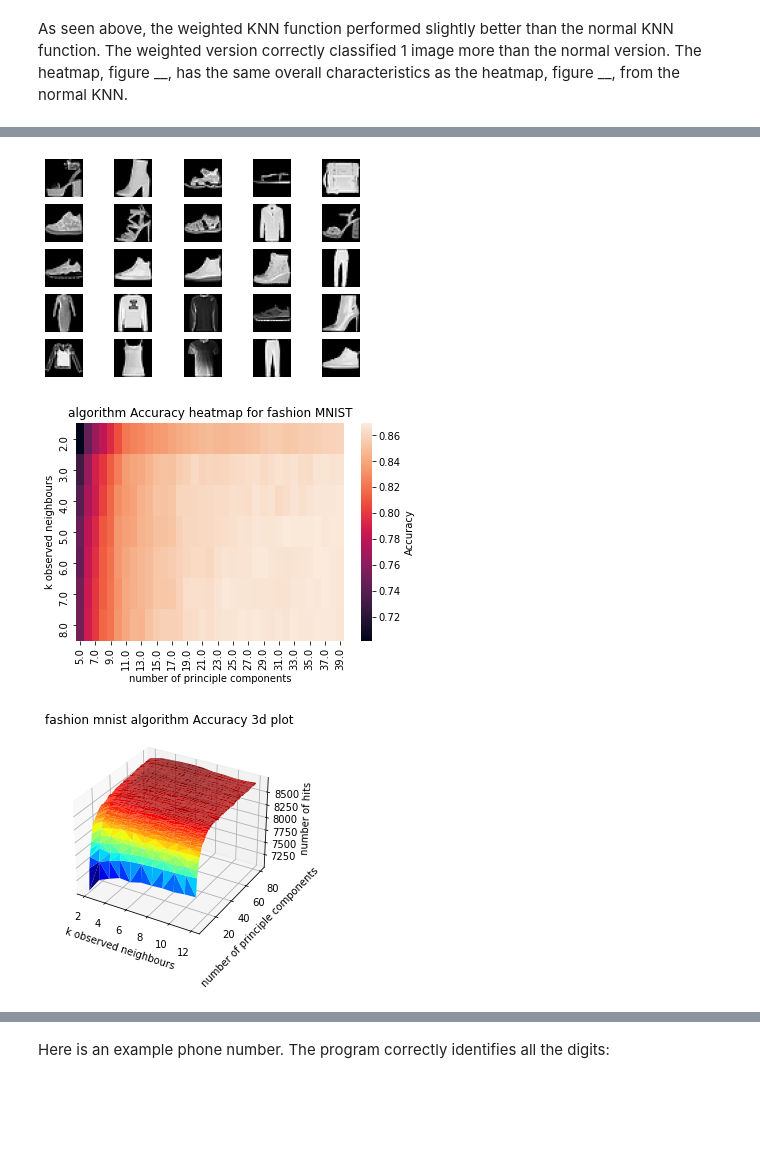
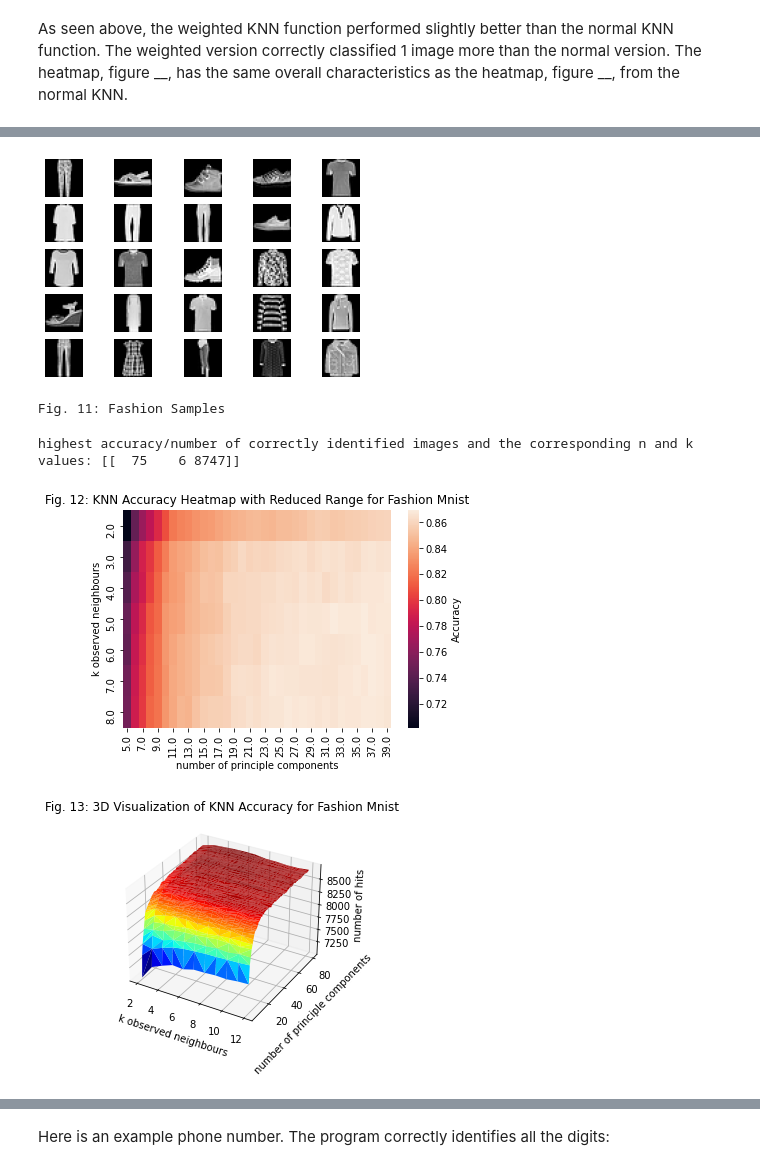
Before and after one commit to datascience-mobi/2021-topic-04-team-02, a Jupyter notebook: project report.ipynb, the cells around one changed output, grey strips where cells are left out. Drawn from its saved outputs; the diff is of its cells as text; code cells hidden in the pictures; blank space fills up the shorter version.

```diff
--- a/project report.ipynb
+++ b/project report.ipynb
@@ -525,11 +517,17 @@ For fashion mnist, the optimal number of k=8 and n=77. 8,679 of 10,000 were corr
 # %%
 vis_stan.sample_digits(data_location='data/f_train_points.p')
+print("Fig. 11: Fashion Samples")
 # %% [output]
-[figure, old version]
+[figure, new version]
+Fig. 11: Fashion Samples
 # %%
-vis_knn.knn_heatmap("data/visualize_fashionmnist.npy",dropped_rows=([9, 10, 11, 12]),dropped_columns = ([40,41,42,43,44,45,46,47,48,49,50,51,52,53,54,55,56,57,58,59,60,61,62,63,64,65,66,67,68,69,70,71,72,73,74,75,76,77,78,79,80]),figure_title="algorithm Accuracy heatmap for fashion MNIST")
-vis_knn.knn_3dplot("data/visualize_fashionmnist.npy",figure_title="fashion mnist algorithm Accuracy 3d plot")
+fashion_mnist_knn_data = np.load("data/visualize_fashionmnist.npy")
+print("highest accuracy/number of correctly identified images and the corresponding n and k values:",fashion_mnist_knn_data[np.argsort(-fashion_mnist_knn_data[:,2])[:1]])
+
+vis_knn.knn_heatmap("data/visualize_fashionmnist.npy",dropped_rows=([9, 10, 11, 12]),dropped_columns = ([40,41,42,43,44,45,46,47,48,49,50,51,52,53,54,55,56,57,58,59,60,61,62,63,64,65,66,67,68,69,70,71,72,73,74,75,76,77,78,79,80]),figure_title="Fig. 12: KNN Accuracy Heatmap with Reduced Range for Fashion Mnist")
+vis_knn.knn_3dplot("data/visualize_fashionmnist.npy",figure_title="Fig. 13: 3D Visualization of KNN Accuracy for Fashion Mnist")
 # %% [output]
+highest accuracy/number of correctly identified images and the corresponding n and k values: [[  75    6 8747]]
-[figure, old version]
+[figure, new version]
-[figure, old version]
+[figure, new version]
 # %% [markdown]
```
Also changed, not shown: parts of 48 cells of this notebook, 2 other files.
